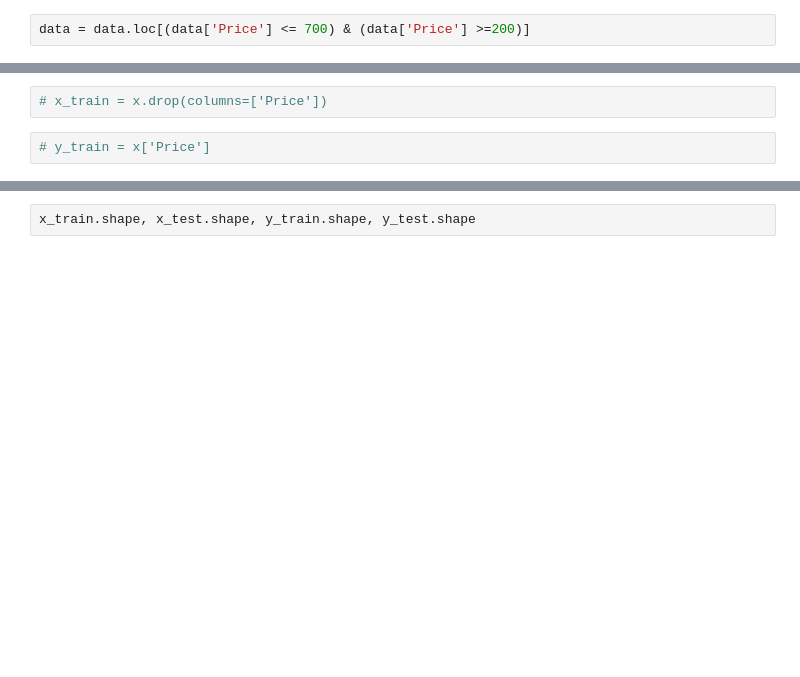
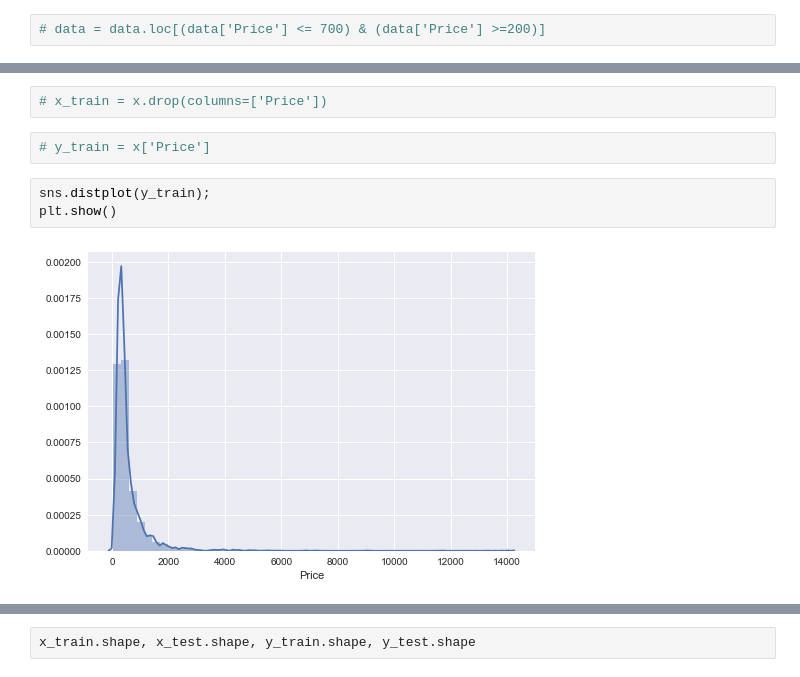
Before and after one commit to prerit2010/predictBookPrices, a Jupyter notebook: train.ipynb, the cells around one changed output, grey strips where cells are left out. Drawn from its saved outputs; the diff is of its cells as text; blank space fills up the shorter version.

Commit message:
prices distributions

```diff
--- a/train.ipynb
+++ b/train.ipynb
@@ -20,7 +20,7 @@ import category_encoders as ce
 # %%
 data = data.drop(columns=['Title', 'Synopsis', 'Edition_year'])
 # %%
-data = data.loc[(data['Price'] <= 700) & (data['Price'] >=200)]
+# data = data.loc[(data['Price'] <= 700) & (data['Price'] >=200)]
 # %%
 data.shape
 # %% [output]
@@ -42,3 +42,8 @@ x_train, x_test, y_train, y_test = train_test_split(X, Y, test_size=0.20, random
 # x_train = x.drop(columns=['Price'])
 # %%
 # y_train = x['Price']
+# %%
+sns.distplot(y_train);
+plt.show()
+# %% [output]
+[figure, added]
```
Also changed, not shown: parts of 13 cells of this notebook.
